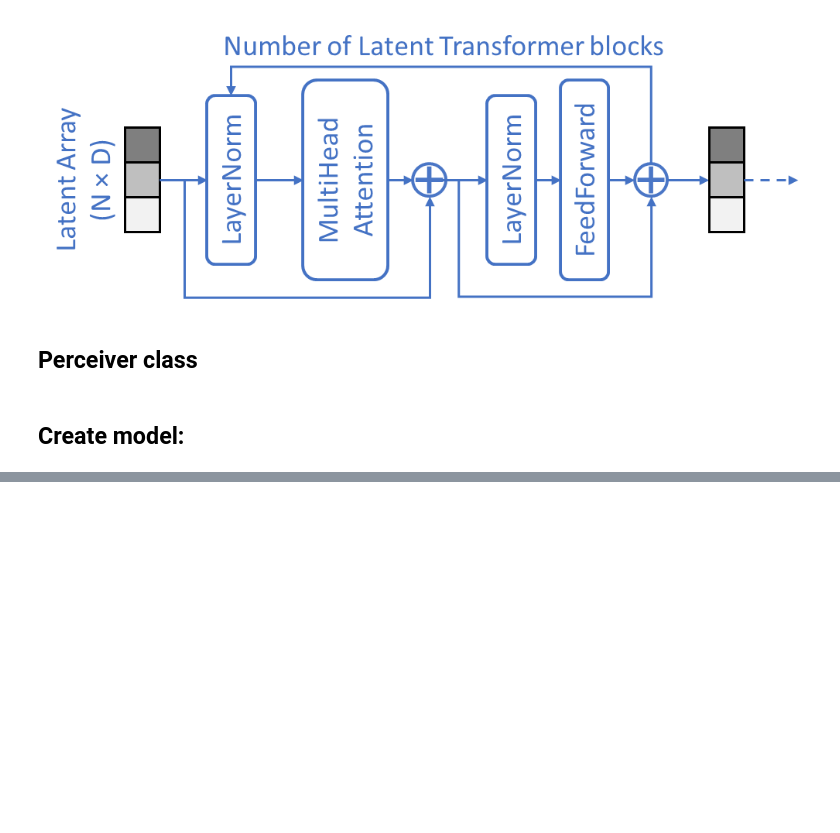
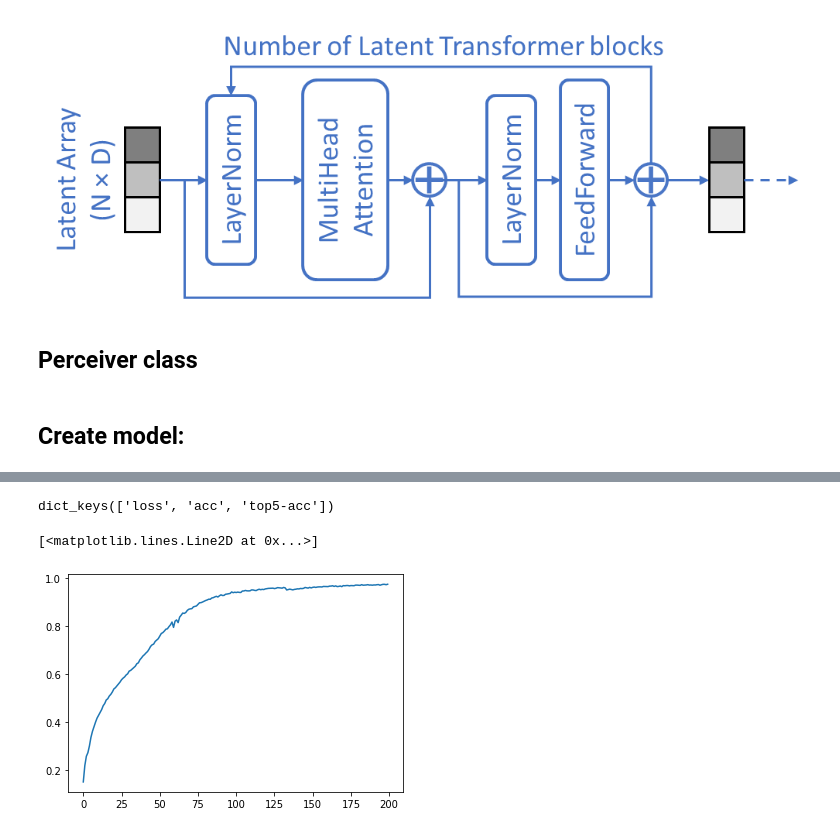
Before and after one commit to vietsub00/Perceiver_Notebook, a Jupyter notebook: Perceiver.ipynb, the cells around one changed output, grey strips where cells are left out. Drawn from its saved outputs; the diff is of its cells as text; code cells hidden in the pictures; blank space fills up the shorter version.

```diff
--- a/Perceiver.ipynb
+++ b/Perceiver.ipynb
@@ -357,0 +386,2 @@ model.summary()
+# %%
+history=np.load('history_512batchsize_.npy',allow_pickle='TRUE').item()
@@ -357,0 +391,10 @@ model.summary()
+# %%
+history.keys()
+# %% [output]
+dict_keys(['loss', 'acc', 'top5-acc'])
+# %%
+import matplotlib.pyplot as plt
+plt.plot(history['acc'])
+# %% [output]
+[<matplotlib.lines.Line2D at 0x...>]
+[figure, added]
```
Also changed, not shown: parts of 16 cells of this notebook.
